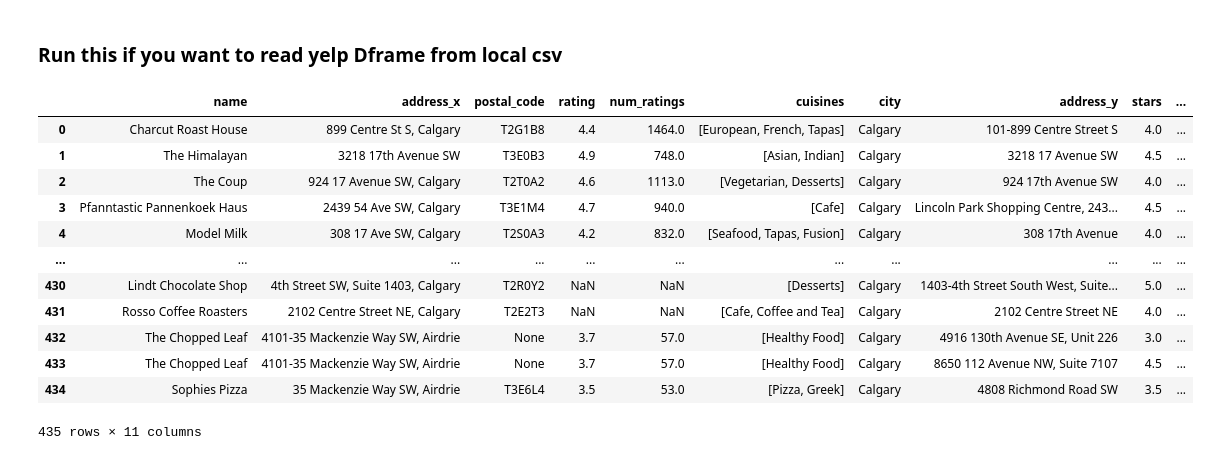
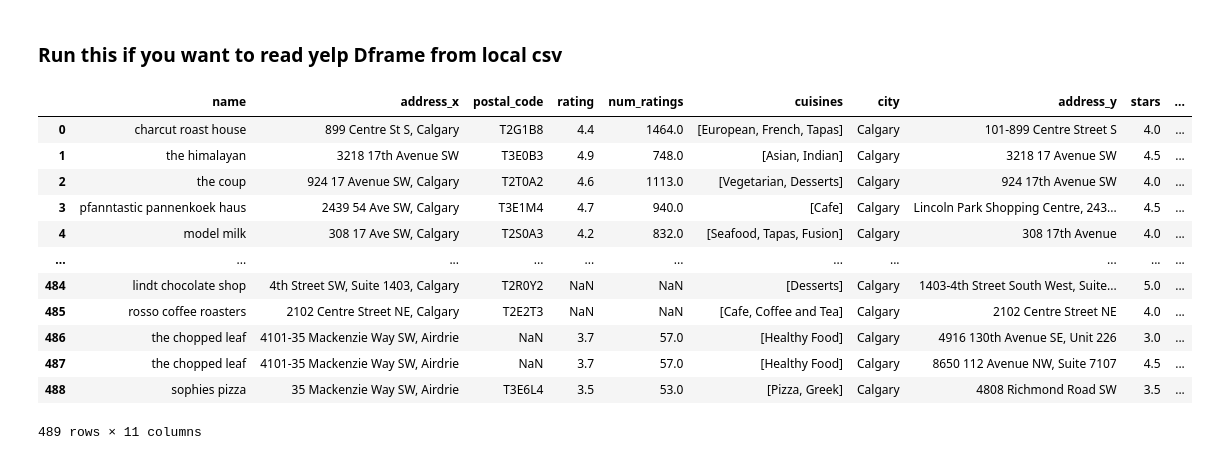
Before and after one commit to avneetgill/ensf544Project, a Jupyter notebook: Phase1.ipynb, the cells around one changed output. Saved outputs shown, nothing was run; the diff lists cells and outputs as text; code cells hidden in the pictures.

```diff
--- a/Phase1.ipynb
+++ b/Phase1.ipynb
@@ -210,9 +210,26 @@ loading...
 | 2997 | Balzac Diner | 10070 Highway 566, Balzac, Alberta | None | NaN | NaN | [Canadian] |
 | 2998 | Lure Lounge | 1127 17 Ave SW, Calgary | None | NaN | NaN | [American, Bar Food, Fusion, Cana... |
 2999 rows × 6 columns
+# %%
+def clean_name(x):
+    x = re.sub('&', 'and', x)
+    x = x.lower()
+    x = re.sub(r'[^\w\s]', '', x)
+    return x
+
+def clean_name_column(df):
+    df.name = df.name.apply(clean_name)
+    return df
 # %% [markdown]
 ### Run this to generate CSV from Zomato DF
 # %%
 zomato_df.to_csv("zomato.csv",index = False)
 # %% [markdown]
 ### Run this if you already have zomato.csv on your local Machine and dont want to query again
+# %%
+zomato_df.to_csv("calgary.csv",index = False)
+calgary_csv = pd.read_csv("calgary.csv")
+calgary_csv['cuisines'] = calgary_csv['cuisines'].apply(lambda x: x.replace('[','').replace(']','').replace("'",'').split(','))
+
+calgary_df = calgary_csv
+calgary_df
@@ -330,9 +381,8 @@ def generate_yelp_df(city_name):
 
 # generate the data frames for necessary cities
 
-calgary_df = generate_yelp_df('Calgary')
-toronto_df = generate_yelp_df('Toronto')
-montreal_df = generate_yelp_df('Montreal')
+yelp_calgary_df = generate_yelp_df('Calgary')
+yelp_calgary_df
 # %% [output]
 (209393, 14)
 (5726, 7)
@@ -359,19 +456,19 @@ yelp_csv = pd.read_csv("yelp.csv")
 yelp_csv['categories_arr'] = yelp_csv['categories'].apply(lambda x: x.replace("'",'').split(','))
 yelp_csv
 # %%
-merged = zomato_df.merge(yelp_df, how = "inner", left_on = ["name","postal_code"],right_on = ["name","postal_code"])
-merged
+merged_calgary = calgary_df.merge(yelp_calgary_df, how = "inner", left_on = ["name","postal_code"],right_on = ["name","postal_code"])
+merged_calgary
 # %% [output]
 |  | name | address_x | postal_code | rating | num_ratings | cuisines | city | address_y | stars | ... |
-| 0 | Charcut Roast House | 899 Centre St S, Calgary | T2G1B8 | 4.4 | 1464.0 | [European, French, Tapas] | Calgary | 101-899 Centre Street S | 4.0 | ... |
-| 1 | The Himalayan | 3218 17th Avenue SW | T3E0B3 | 4.9 | 748.0 | [Asian, Indian] | Calgary | 3218 17 Avenue SW | 4.5 | ... |
-| 2 | The Coup | 924 17 Avenue SW, Calgary | T2T0A2 | 4.6 | 1113.0 | [Vegetarian, Desserts] | Calgary | 924 17th Avenue SW | 4.0 | ... |
-| 3 | Pfanntastic Pannenkoek Haus | 2439 54 Ave SW, Calgary | T3E1M4 | 4.7 | 940.0 | [Cafe] | Calgary | Lincoln Park Shopping Centre, 243... | 4.5 | ... |
-| 4 | Model Milk | 308 17 Ave SW, Calgary | T2S0A3 | 4.2 | 832.0 | [Seafood, Tapas, Fusion] | Calgary | 308 17th Avenue | 4.0 | ... |
+| 0 | charcut roast house | 899 Centre St S, Calgary | T2G1B8 | 4.4 | 1464.0 | [European, French, Tapas] | Calgary | 101-899 Centre Street S | 4.0 | ... |
+| 1 | the himalayan | 3218 17th Avenue SW | T3E0B3 | 4.9 | 748.0 | [Asian, Indian] | Calgary | 3218 17 Avenue SW | 4.5 | ... |
+| 2 | the coup | 924 17 Avenue SW, Calgary | T2T0A2 | 4.6 | 1113.0 | [Vegetarian, Desserts] | Calgary | 924 17th Avenue SW | 4.0 | ... |
+| 3 | pfanntastic pannenkoek haus | 2439 54 Ave SW, Calgary | T3E1M4 | 4.7 | 940.0 | [Cafe] | Calgary | Lincoln Park Shopping Centre, 243... | 4.5 | ... |
+| 4 | model milk | 308 17 Ave SW, Calgary | T2S0A3 | 4.2 | 832.0 | [Seafood, Tapas, Fusion] | Calgary | 308 17th Avenue | 4.0 | ... |
 | ... | ... | ... | ... | ... | ... | ... | ... | ... | ... | ... |
-| 430 | Lindt Chocolate Shop | 4th Street SW, Suite 1403, Calgary | T2R0Y2 | NaN | NaN | [Desserts] | Calgary | 1403-4th Street South West, Suite... | 5.0 | ... |
-| 431 | Rosso Coffee Roasters | 2102 Centre Street NE, Calgary | T2E2T3 | NaN | NaN | [Cafe, Coffee and Tea] | Calgary | 2102 Centre Street NE | 4.0 | ... |
-| 432 | The Chopped Leaf | 4101-35 Mackenzie Way SW, Airdrie | None | 3.7 | 57.0 | [Healthy Food] | Calgary | 4916 130th Avenue SE, Unit 226 | 3.0 | ... |
-| 433 | The Chopped Leaf | 4101-35 Mackenzie Way SW, Airdrie | None | 3.7 | 57.0 | [Healthy Food] | Calgary | 8650 112 Avenue NW, Suite 7107 | 4.5 | ... |
-| 434 | Sophies Pizza | 35 Mackenzie Way SW, Airdrie | T3E6L4 | 3.5 | 53.0 | [Pizza, Greek] | Calgary | 4808 Richmond Road SW | 3.5 | ... |
+| 484 | lindt chocolate shop | 4th Street SW, Suite 1403, Calgary | T2R0Y2 | NaN | NaN | [Desserts] | Calgary | 1403-4th Street South West, Suite... | 5.0 | ... |
+| 485 | rosso coffee roasters | 2102 Centre Street NE, Calgary | T2E2T3 | NaN | NaN | [Cafe, Coffee and Tea] | Calgary | 2102 Centre Street NE | 4.0 | ... |
+| 486 | the chopped leaf | 4101-35 Mackenzie Way SW, Airdrie | NaN | 3.7 | 57.0 | [Healthy Food] | Calgary | 4916 130th Avenue SE, Unit 226 | 3.0 | ... |
+| 487 | the chopped leaf | 4101-35 Mackenzie Way SW, Airdrie | NaN | 3.7 | 57.0 | [Healthy Food] | Calgary | 8650 112 Avenue NW, Suite 7107 | 4.5 | ... |
+| 488 | sophies pizza | 35 Mackenzie Way SW, Airdrie | T3E6L4 | 3.5 | 53.0 | [Pizza, Greek] | Calgary | 4808 Richmond Road SW | 3.5 | ... |
-435 rows × 11 columns
+489 rows × 11 columns
```
Also changed, not shown: parts of 10 cells of this notebook.
